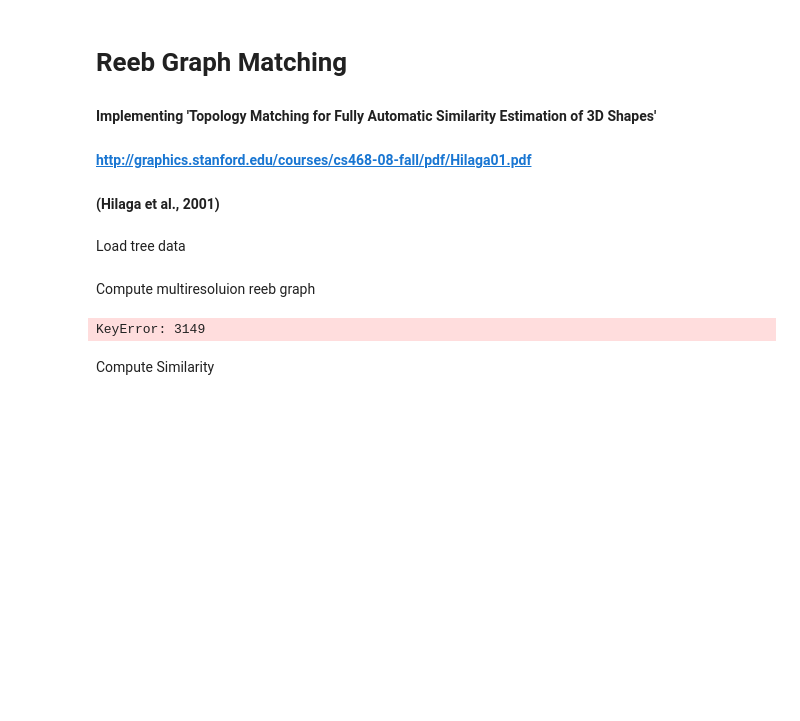
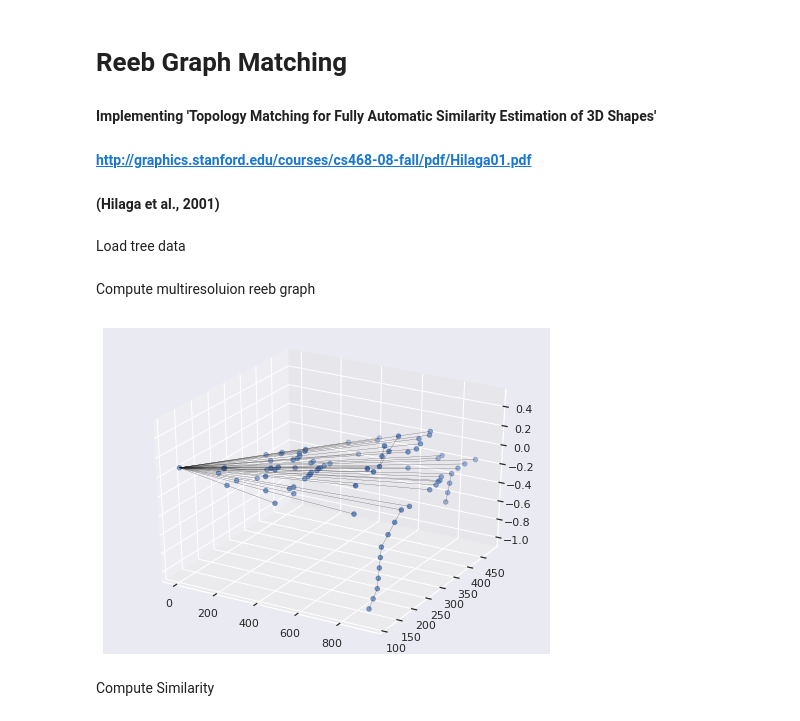
Before and after one commit to ntolley/reeb_matching_github, a Jupyter notebook: code/tree_similarity.ipynb, the cells around one changed output. Drawn from its saved outputs; the diff is of its cells as text; code cells hidden in the pictures; blank space fills up the shorter version.

```diff
--- a/code/tree_similarity.ipynb
+++ b/code/tree_similarity.ipynb
@@ -29,22 +29,22 @@ node_points, node_connectivity = reeb_matching.load_tree(data_dir,prefix,name)
 # %% [markdown]
 Compute multiresoluion reeb graph
 # %%
-%matplotlib qt
+%matplotlib inline
 G = nx.Graph()
 G.add_edges_from(node_connectivity)
 
 node_attributes = {node_id : {'Position' : node_points[node_id,:], 'Visited' : 0, 'Merged':[],'Inserted':[],'New_Merge':[]} for node_id in list(G.nodes)}
 nx.set_node_attributes(G,node_attributes)
 
-interval_dict = reeb_matching.compute_intervals(node_points, 8)
+interval_dict = reeb_matching.compute_intervals(node_points, 16)
 
 seed_node = list(G.nodes)[1]
 reeb_matching.graph_search(G, seed_node, interval_dict,0)
 reeb_matching.plot_graph(G)
 
 G.clear()
 # %% [output]
-KeyError: 3149
+[figure, added]
 # %% [markdown]
 Compute Similarity
 # %%
```
Also changed, not shown: parts of 10 cells of this notebook, 2 other files.
